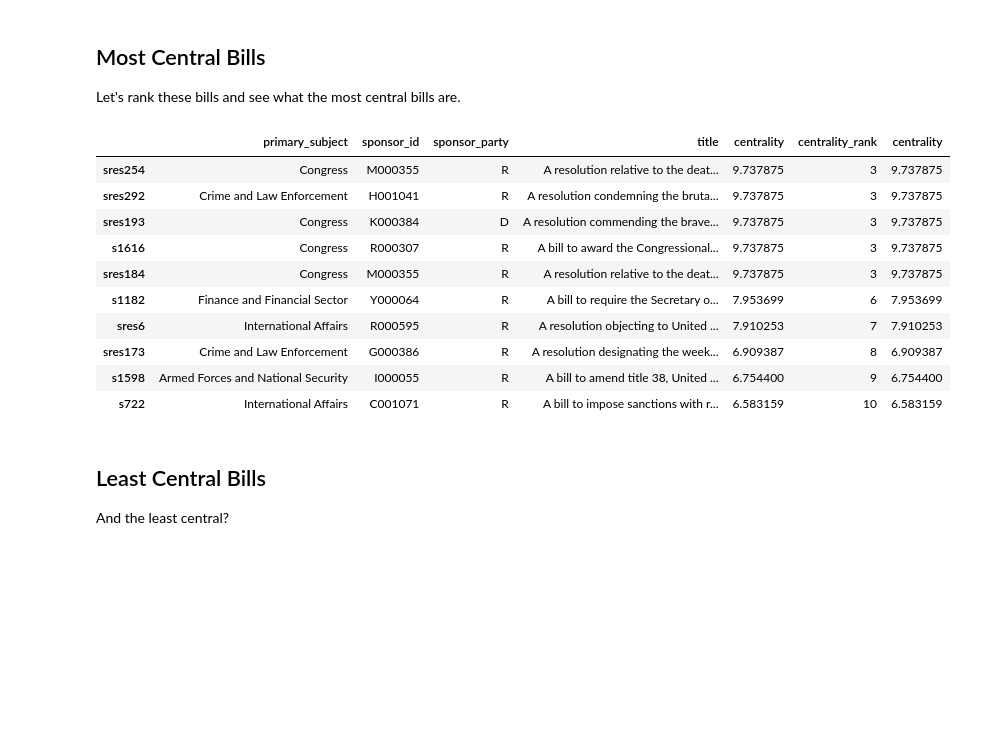
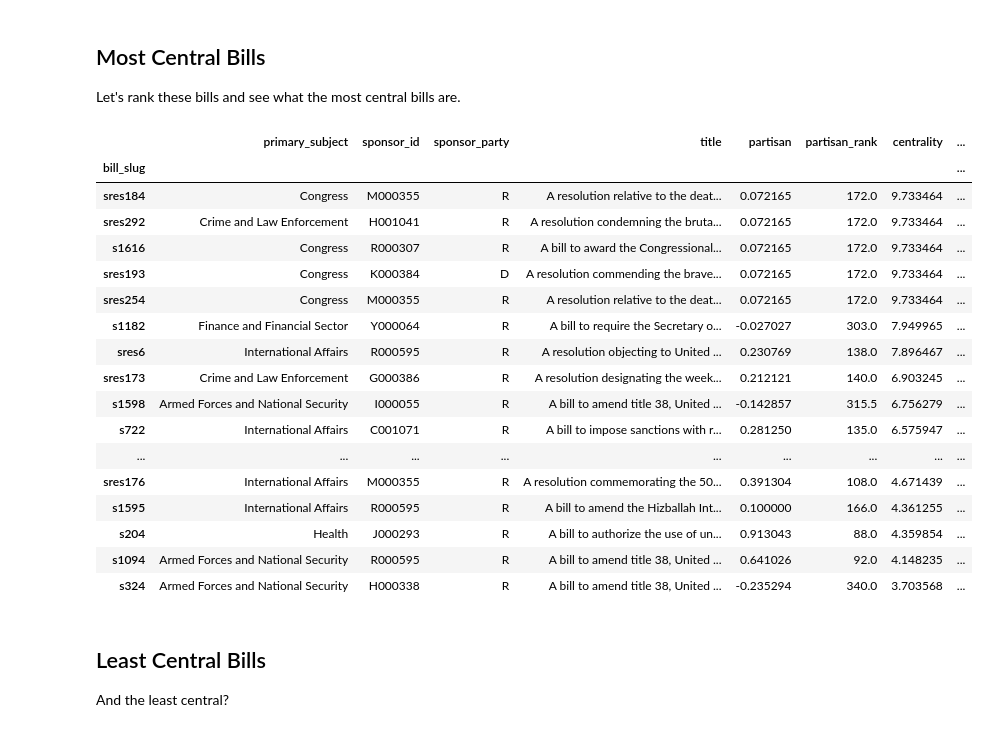
Before and after one commit to jgarcia71/CUNY-DATA-620, a Jupyter notebook: Final Project/Rank_Senators_and_Bills.ipynb, the cells around one changed output. Cells and saved outputs as stored; diff of their text form; code cells hidden in the pictures; blank space fills up the shorter version.

```diff
--- a/Final Project/Rank_Senators_and_Bills.ipynb
+++ b/Final Project/Rank_Senators_and_Bills.ipynb
@@ -331,6 +339,6 @@ plt.hist(partisan_strength.values(), bins=25)
 # %% [markdown]
 What are the most highly republican-supported bills?
 # %%
-dfBills = pd.concat([dfBills, pd.Series(partisan_strength, name="partisan")], axis=1)
+dfBills['partisan'] = pd.Series(partisan_strength)
 dfBills['partisan_rank'] = dfBills['partisan'].rank(ascending=0)
 # %%
@@ -399,21 +411,28 @@ bill_centrality.items()[1:15]
 
 Let's rank these bills and see what the most central bills are.
 # %%
-dfBills = pd.concat([dfBills, pd.Series(bill_centrality, name="centrality")], axis=1)
+dfBills['centrality'] = pd.Series(bill_centrality)
 dfBills['centrality_rank'] = dfBills['centrality'].rank(ascending=0)
-dfBills.sort_values('centrality_rank').head(10)
+dfBills.sort_values('centrality_rank').head(20)
 # %% [output]
-|  | primary_subject | sponsor_id | sponsor_party | title | centrality | centrality_rank | centrality |
-| sres254 | Congress | M000355 | R | A resolution relative to the deat... | 9.737875 | 3 | 9.737875 |
-| sres292 | Crime and Law Enforcement | H001041 | R | A resolution condemning the bruta... | 9.737875 | 3 | 9.737875 |
-| sres193 | Congress | K000384 | D | A resolution commending the brave... | 9.737875 | 3 | 9.737875 |
-| s1616 | Congress | R000307 | R | A bill to award the Congressional... | 9.737875 | 3 | 9.737875 |
-| sres184 | Congress | M000355 | R | A resolution relative to the deat... | 9.737875 | 3 | 9.737875 |
-| s1182 | Finance and Financial Sector | Y000064 | R | A bill to require the Secretary o... | 7.953699 | 6 | 7.953699 |
-| sres6 | International Affairs | R000595 | R | A resolution objecting to United ... | 7.910253 | 7 | 7.910253 |
-| sres173 | Crime and Law Enforcement | G000386 | R | A resolution designating the week... | 6.909387 | 8 | 6.909387 |
-| s1598 | Armed Forces and National Security | I000055 | R | A bill to amend title 38, United ... | 6.754400 | 9 | 6.754400 |
-| s722 | International Affairs | C001071 | R | A bill to impose sanctions with r... | 6.583159 | 10 | 6.583159 |
+|  | primary_subject | sponsor_id | sponsor_party | title | partisan | partisan_rank | centrality | ... |
+| bill_slug |  |  |  |  |  |  |  | ... |
+| sres184 | Congress | M000355 | R | A resolution relative to the deat... | 0.072165 | 172.0 | 9.733464 | ... |
+| sres292 | Crime and Law Enforcement | H001041 | R | A resolution condemning the bruta... | 0.072165 | 172.0 | 9.733464 | ... |
+| s1616 | Congress | R000307 | R | A bill to award the Congressional... | 0.072165 | 172.0 | 9.733464 | ... |
+| sres193 | Congress | K000384 | D | A resolution commending the brave... | 0.072165 | 172.0 | 9.733464 | ... |
+| sres254 | Congress | M000355 | R | A resolution relative to the deat... | 0.072165 | 172.0 | 9.733464 | ... |
+| s1182 | Finance and Financial Sector | Y000064 | R | A bill to require the Secretary o... | -0.027027 | 303.0 | 7.949965 | ... |
+| sres6 | International Affairs | R000595 | R | A resolution objecting to United ... | 0.230769 | 138.0 | 7.896467 | ... |
+| sres173 | Crime and Law Enforcement | G000386 | R | A resolution designating the week... | 0.212121 | 140.0 | 6.903245 | ... |
+| s1598 | Armed Forces and National Security | I000055 | R | A bill to amend title 38, United ... | -0.142857 | 315.5 | 6.756279 | ... |
+| s722 | International Affairs | C001071 | R | A bill to impose sanctions with r... | 0.281250 | 135.0 | 6.575947 | ... |
+| ... | ... | ... | ... | ... | ... | ... | ... | ... |
+| sres176 | International Affairs | M000355 | R | A resolution commemorating the 50... | 0.391304 | 108.0 | 4.671439 | ... |
+| s1595 | International Affairs | R000595 | R | A bill to amend the Hizballah Int... | 0.100000 | 166.0 | 4.361255 | ... |
+| s204 | Health | J000293 | R | A bill to authorize the use of un... | 0.913043 | 88.0 | 4.359854 | ... |
+| s1094 | Armed Forces and National Security | R000595 | R | A bill to amend title 38, United ... | 0.641026 | 92.0 | 4.148235 | ... |
+| s324 | Armed Forces and National Security | H000338 | R | A bill to amend title 38, United ... | -0.235294 | 340.0 | 3.703568 | ... |
 # %% [markdown]
 ## Least Central Bills
 
```
Also changed, not shown: parts of 13 cells of this notebook, 1 other file.
